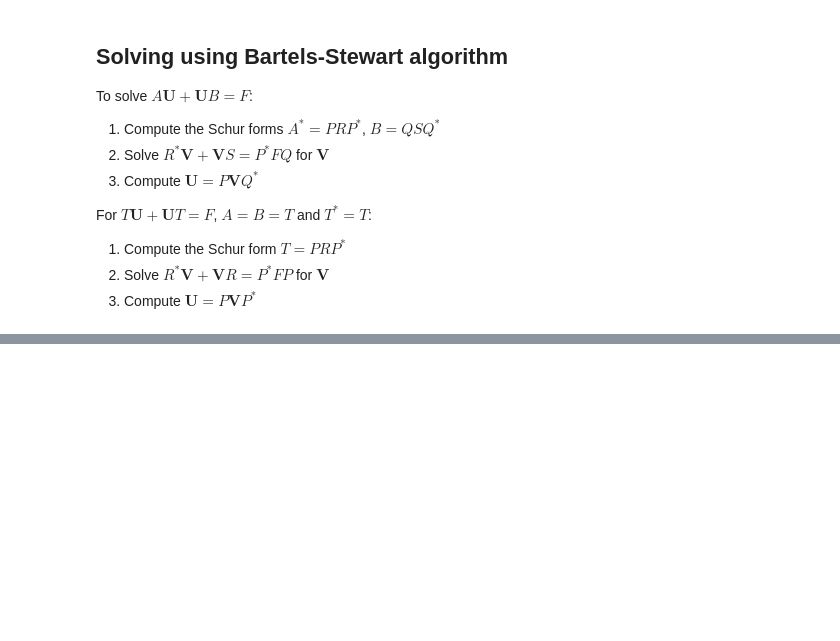
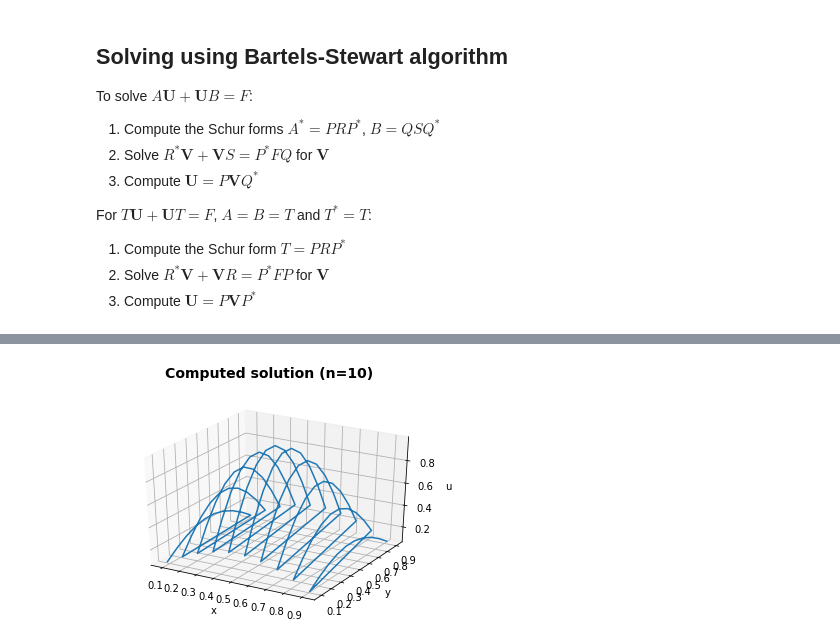
Before and after one commit to mm13ah/matrix-solvers, a Jupyter notebook: Jupyter/Project.ipynb, the cells around one changed output, grey strips where cells are left out. Drawn from its saved outputs; the diff is of its cells as text; code cells hidden in the pictures; blank space fills up the shorter version.

```diff
--- a/Jupyter/Project.ipynb
+++ b/Jupyter/Project.ipynb
@@ -379,0 +530,88 @@ Function error:  0.001617150174449744
+# %%
+#Import necessary modules
+import numpy as np
+from scipy.sparse import diags, csr_matrix, kron
+from scipy.sparse.linalg import spsolve
+from scipy.linalg import schur
+import matplotlib.pyplot as plt
+from mpl_toolkits import mplot3d
+%matplotlib inline
+import time
+
+#Define parameters
+n = 10 #number of internal nodes in each direction (number of unknowns)
+N = n+2 #total number of nodes in each direction (includes boundaries)
+h = 1/(n+1) #step size
+
+#Define x and y as arrays between 0 and 1 with n evenly spaced points (internal nodes)
+x = np.linspace(h, 1-h, n)
+y = np.linspace(h, 1-h, n)
+
+#Create internal mesh (excludes boundaries)
+X, Y = np.meshgrid(x, y, indexing='ij')
+
+#Compute exact solution for comparison
+U_exact = np.sin(np.pi*X) * np.sin(np.pi*Y)
+U_exact = np.reshape(U_exact, -1)
+
+#Define F
+F = 2 * np.pi**2 * np.sin(np.pi*X) * np.sin(np.pi*Y)
+
+F = np.reshape(F,-1)
+
+#Define tridiagonal matrix T
+diagonals = [[-2],[1],[1]]
+T = np.multiply(-1/h**2, diags(diagonals, [0, -1, 1], shape=(n, n)).toarray())
+
+
+start_time = time.time()
+
+#Define A = I kron T + T^t kron I
+A = kron(np.eye(n),T) + kron(T.transpose(),np.eye(n))
+
+kron_time = time.time()
+
+#Convert to CSR format
+A = csr_matrix(A)
+
+conv_time = time.time()
+
+#Solve using scipy sparse solver
+U = spsolve(A, F)
+
+solve_time = time.time()
+
+# print('Kron time: ', kron_time - start_time)
+# print('Conv time: ', conv_time - kron_time)
+# print('Solve time: ', solve_time - conv_time)
+print('Total time: ', solve_time - start_time)
+
+#Plot solution
+plt.figure(0)
+plt.suptitle('Computed solution (n=' + str(n) +')', fontsize=14, fontweight='bold')
+ax = plt.axes(projection='3d')
+xline = np.reshape(X, -1)
+yline = np.reshape(Y, -1)
+zline = U
+ax.set_xlabel('x')
+ax.set_ylabel('y')
+ax.set_zlabel('u')
+ax.plot3D(xline, yline, zline)
+
+#Compute error at each node
+error_inf = 0
+error_sq = 0
+for i in range(0,n**2):
+    error_sq += np.absolute(U_exact[i] - U[i])**2
+    if np.absolute(U_exact[i] - U[i]) > error_inf:
+        error_inf = np.absolute(U_exact[i] - U[i])
+
+error_sq = (error_sq * h**2)**0.5
+
+print('Error inf: ', error_inf)
+print('Error sq: ', error_sq)
+# print("Function error: ", function_error)
+
+plt.figure(1)
+plt.imshow(A.todense())
+# %% [output]
@@ -379,0 +622 @@ Function error:  0.001617150174449744
+[figure, added]
```
Also changed, not shown: parts of 14 cells of this notebook, 5 other files.
